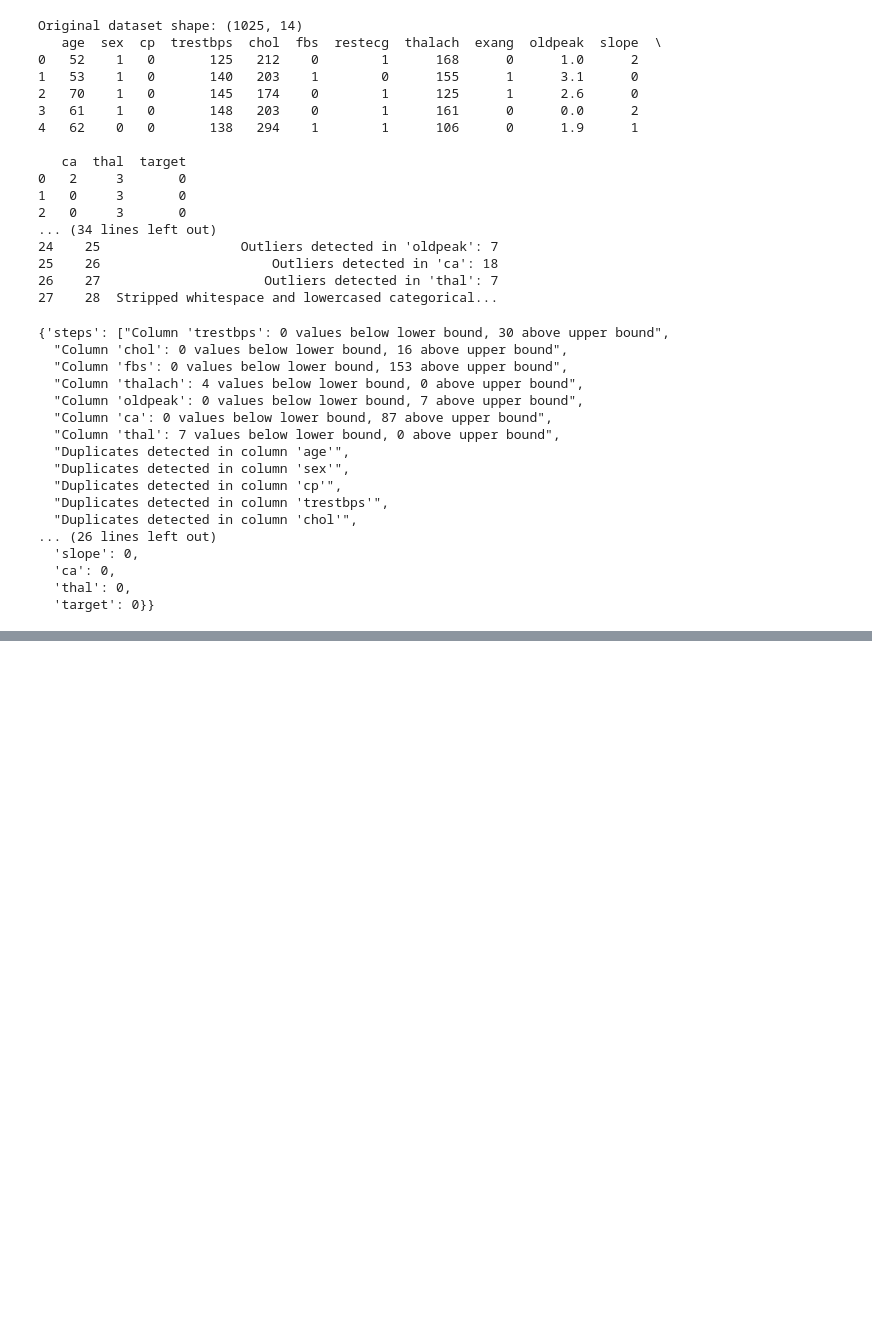
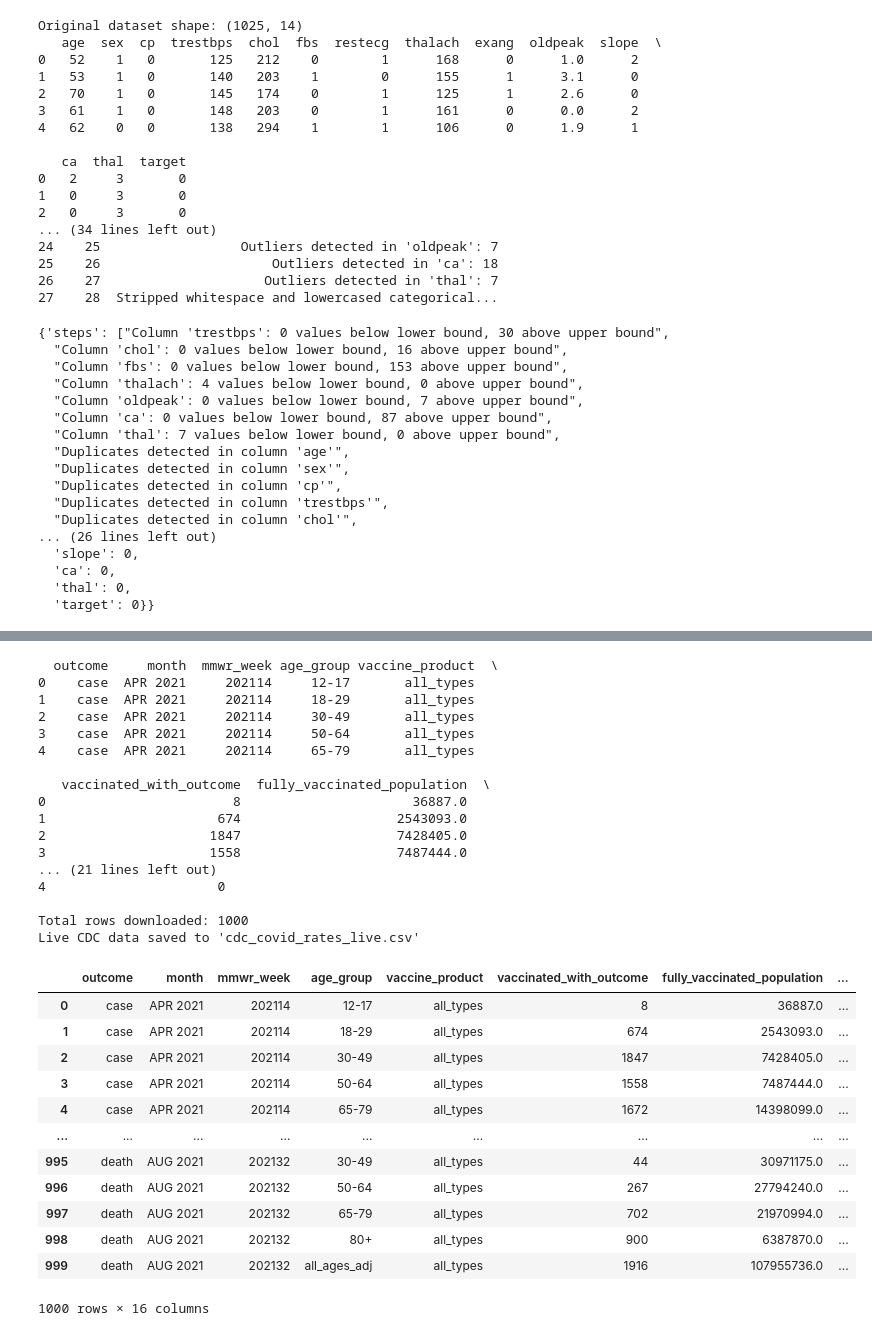
Before and after one commit to Sibitenda/BAchelors_CS, a Jupyter notebook: Data Mining and BI/week2_preparations/Exploration.ipynb, the cells around one changed output, grey strips where cells are left out. Saved outputs shown, nothing was run; the diff lists cells and outputs as text; code cells hidden in the pictures; blank space fills up the shorter version.

```diff
--- a/Data Mining and BI/week2_preparations/Exploration.ipynb
+++ b/Data Mining and BI/week2_preparations/Exploration.ipynb
@@ -1167,0 +1273,48 @@ summary_dict
+# %%
+import pandas as pd
+
+# Direct live data URL from the Socrata portal
+url = "https://data.cdc.gov/resource/3rge-nu2a.csv"
+
+# Read the live data into a DataFrame
+df_cdc = pd.read_csv(url)
+
+# Show a preview
+print(df_cdc.head())
+print(f"\nTotal rows downloaded: {len(df)}")
+
+# Optionally save to local file
+# df.to_csv("cdc_covid_rates_live.csv", index=False)
+print("Live CDC data saved to 'cdc_covid_rates_live.csv'")
+df_cdc
+# %% [output]
+  outcome     month  mmwr_week age_group vaccine_product  \
+0    case  APR 2021     202114     12-17       all_types
+1    case  APR 2021     202114     18-29       all_types
+2    case  APR 2021     202114     30-49       all_types
+3    case  APR 2021     202114     50-64       all_types
+4    case  APR 2021     202114     65-79       all_types
+
+   vaccinated_with_outcome  fully_vaccinated_population  \
+0                        8                      36887.0
+1                      674                    2543093.0
+2                     1847                    7428405.0
+3                     1558                    7487444.0
+... (21 lines left out)
+4                      0
+
+Total rows downloaded: 1000
+Live CDC data saved to 'cdc_covid_rates_live.csv'
+|  | outcome | month | mmwr_week | age_group | vaccine_product | vaccinated_with_outcome | fully_vaccinated_population | ... |
+| 0 | case | APR 2021 | 202114 | 12-17 | all_types | 8 | 36887.0 | ... |
+| 1 | case | APR 2021 | 202114 | 18-29 | all_types | 674 | 2543093.0 | ... |
+| 2 | case | APR 2021 | 202114 | 30-49 | all_types | 1847 | 7428405.0 | ... |
+| 3 | case | APR 2021 | 202114 | 50-64 | all_types | 1558 | 7487444.0 | ... |
+| 4 | case | APR 2021 | 202114 | 65-79 | all_types | 1672 | 14398099.0 | ... |
+| ... | ... | ... | ... | ... | ... | ... | ... | ... |
+| 995 | death | AUG 2021 | 202132 | 30-49 | all_types | 44 | 30971175.0 | ... |
+| 996 | death | AUG 2021 | 202132 | 50-64 | all_types | 267 | 27794240.0 | ... |
+| 997 | death | AUG 2021 | 202132 | 65-79 | all_types | 702 | 21970994.0 | ... |
+| 998 | death | AUG 2021 | 202132 | 80+ | all_types | 900 | 6387870.0 | ... |
+| 999 | death | AUG 2021 | 202132 | all_ages_adj | all_types | 1916 | 107955736.0 | ... |
+1000 rows × 16 columns
```
Also changed, not shown: parts of 36 cells of this notebook.
